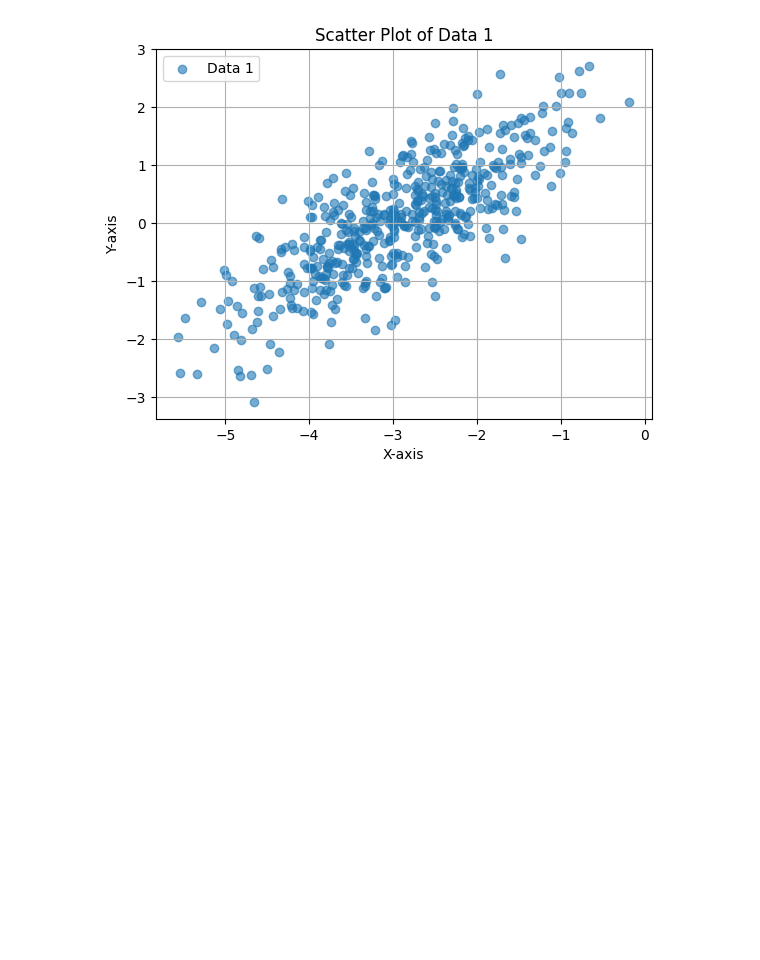
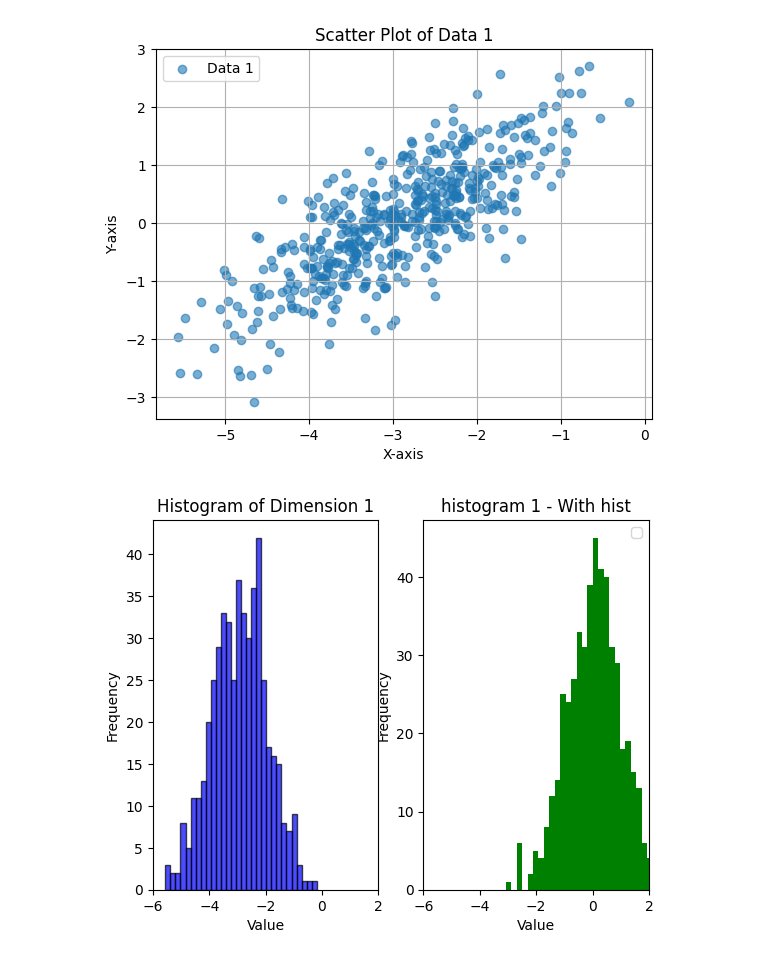
Before and after one commit to Cindy-eng/AI-Data-Engineer--Assignments, a Jupyter notebook: 7_Creating_dummy_data.ipynb, the cells around one changed output. Cells and saved outputs as stored; diff of their text form; code cells hidden in the pictures; blank space fills up the shorter version.

Commit message:
add Problem 1,2,3,4

```diff
--- a/7_Creating_dummy_data.ipynb
+++ b/7_Creating_dummy_data.ipynb
@@ -43,0 +42,26 @@ plt.show()
+# %%
+#[Problem 3] Visualization by histogram
+import matplotlib.pyplot as plt;
+
+
+plt.subplot(1, 2, 2)
+plt.hist(data_1[:,1] , bins=30, color='green' )
+plt.title('histogram 1 - With hist')
+plt.xlabel('Value')
+plt.ylabel('Frequency')
+plt.legend()
+plt.xlim(-6, 2)
+
+
+
+plt.subplot(1, 2, 1)
+plt.hist(data_1[:, 0], bins=30, color='blue', alpha=0.7, edgecolor='black')
+plt.title("Histogram of Dimension 1")
+plt.xlabel("Value")
+plt.ylabel("Frequency")
+plt.xlim(-6, 2)
+
+
+plt.show();
+# %% [output]
+[figure, added]
```
Also changed, not shown: parts of 3 cells of this notebook.
